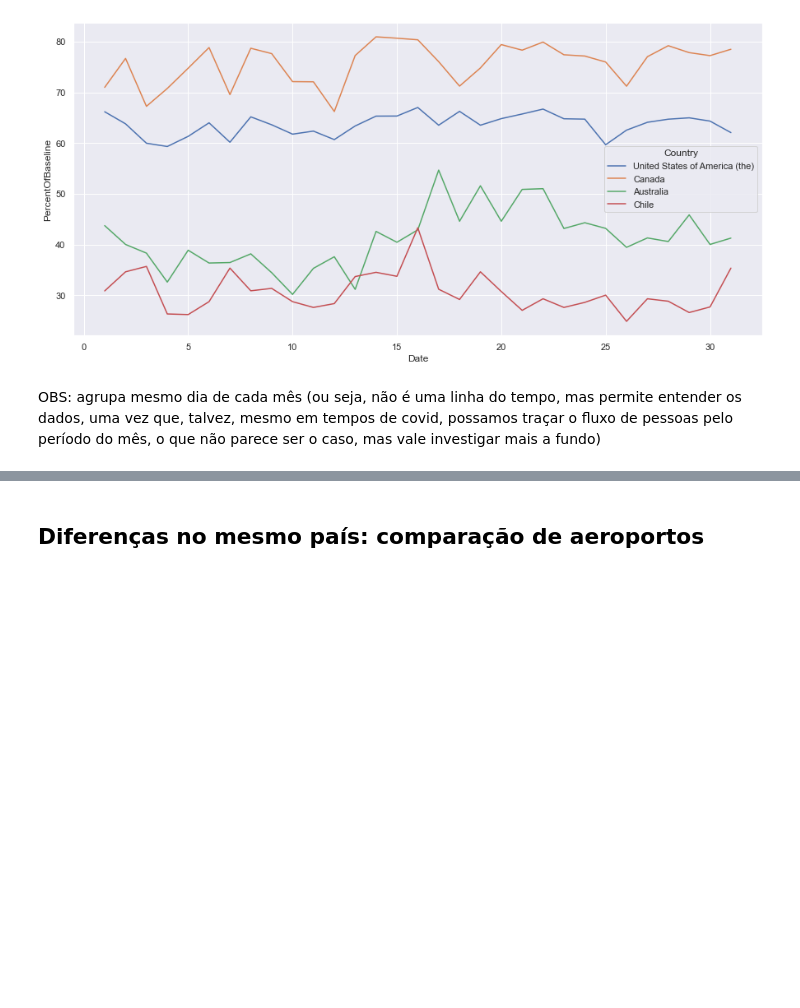
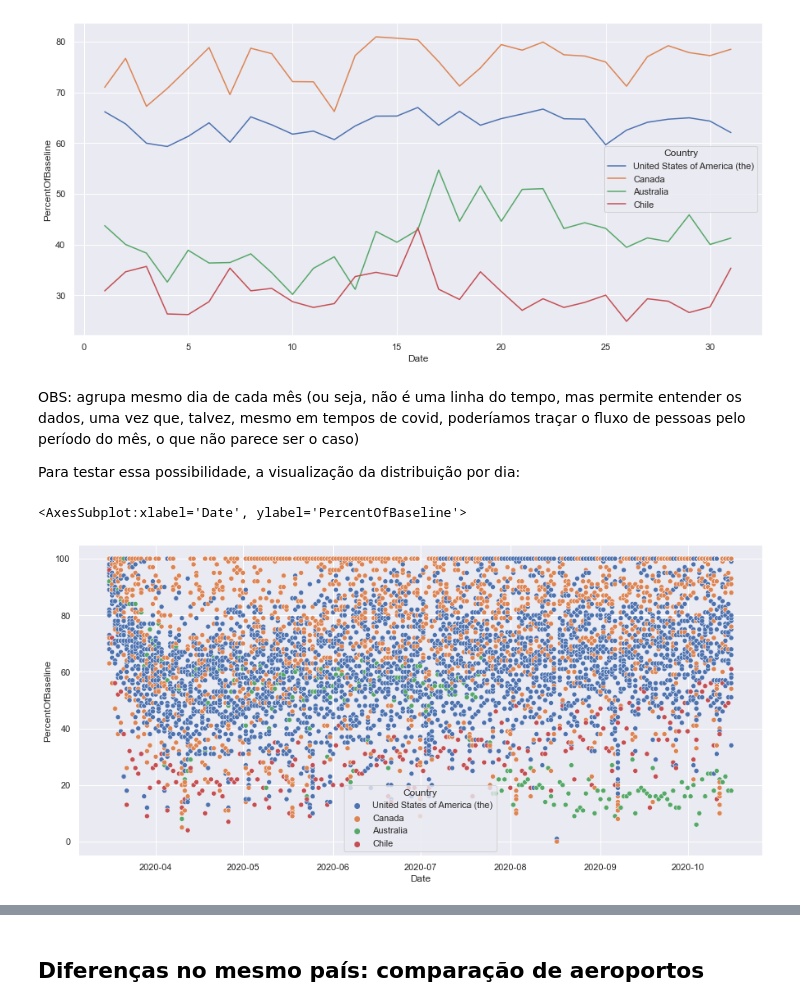
Before and after one commit to liviameinhardt/Analise_dados_trabalho_final, a Jupyter notebook: Analise dos dados e visualizações/analise_airpoirt.ipynb, the cells around one changed output, grey strips where cells are left out. Cells and saved outputs as stored; diff of their text form; code cells hidden in the pictures; blank space fills up the shorter version.

Commit message:
adicionadas visualizações e comentários

```diff
--- a/Analise dos dados e visualizações/analise_airpoirt.ipynb
+++ b/Analise dos dados e visualizações/analise_airpoirt.ipynb
@@ -134,4 +131,11 @@ sns.lineplot(x=day, y='PercentOfBaseline', hue = 'Country', data = df, ci=None,e
 <AxesSubplot:xlabel='Date', ylabel='PercentOfBaseline'>
 [figure]
 # %% [markdown]
-OBS: agrupa mesmo dia de cada mês (ou seja, não é uma linha do tempo, mas permite entender os dados, uma vez que, talvez, mesmo em tempos de covid, possamos traçar o fluxo de pessoas pelo período do mês, o que não parece ser o caso, mas vale investigar mais a fundo)
+OBS: agrupa mesmo dia de cada mês (ou seja, não é uma linha do tempo, mas permite entender os dados, uma vez que, talvez, mesmo em tempos de covid, poderíamos traçar o fluxo de pessoas pelo período do mês, o que não parece ser o caso)
+
+Para testar essa possibilidade, a visualização da distribuição por dia:
+# %%
+sns.scatterplot(x="Date", y='PercentOfBaseline', hue = 'Country', data = df)
+# %% [output]
+<AxesSubplot:xlabel='Date', ylabel='PercentOfBaseline'>
+[figure, added]
```
Also changed, not shown: parts of 20 cells of this notebook.
